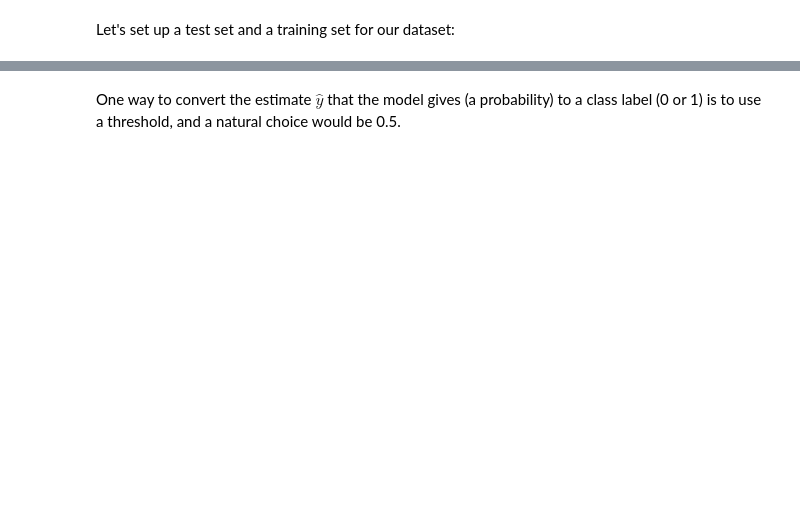
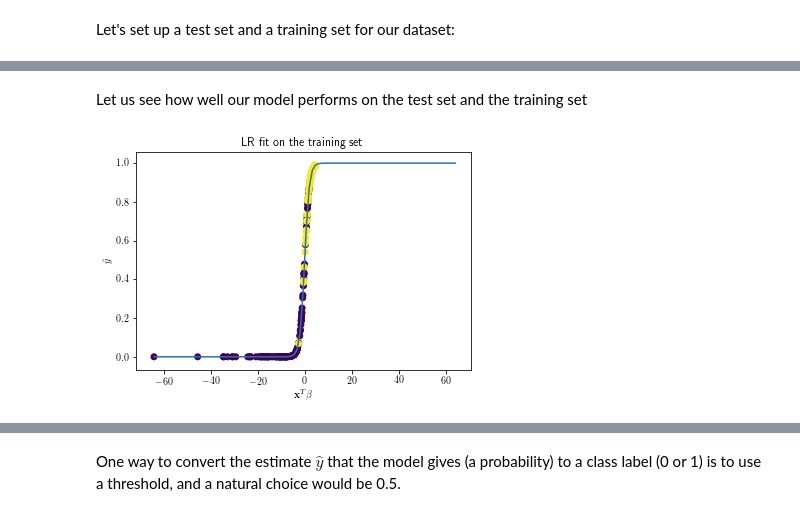
Before and after one commit to sverchkov/bmi-773-content, a Jupyter notebook: ml-lecture-2020-03-23.ipynb, the cells around one changed output, grey strips where cells are left out. Cells and saved outputs as stored; diff of their text form; code cells hidden in the pictures; blank space fills up the shorter version.

```diff
--- a/ml-lecture-2020-03-23.ipynb
+++ b/ml-lecture-2020-03-23.ipynb
@@ -220,0 +221,18 @@ yhat_test = lr.predict_proba(features_test)
+# %% [markdown]
+Let us see how well our model performs on the test set and the training set
+# %%
+# We can visualize the logistic function fit of the training set
+xbeta_train = np.dot(features_train, lr.coef_.transpose()) + lr.intercept_
+yhat_train = lr.predict_proba(features_train)[:,1]
+x_line = np.linspace(-max(abs(xbeta_train)), max(abs(xbeta_train)), 100)
+y_line = expit(x_line)
+
+ax = plt.subplot(1,1,1)
+ax.plot(x_line, y_line)
+ax.scatter(xbeta_train, yhat_train, c=target_train)
+ax.set_xlabel(r'$\mathbf x^T \beta$')
+ax.set_ylabel(r'$\hat y$')
+ax.set_title('LR fit on the training set')
+plt.show()
+# %% [output]
+[figure, added]
```
Also changed, not shown: parts of 27 cells of this notebook, 5 other files.
